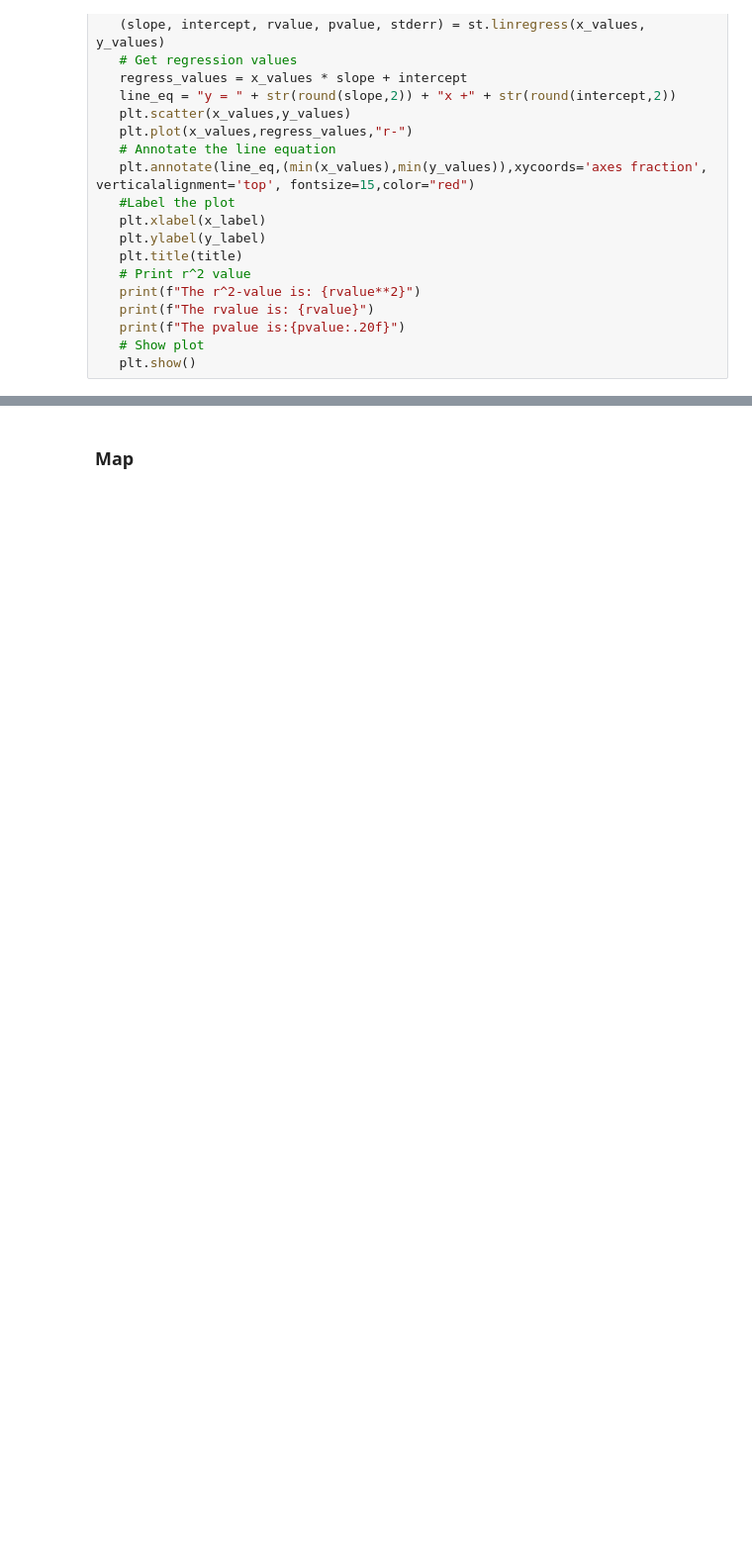
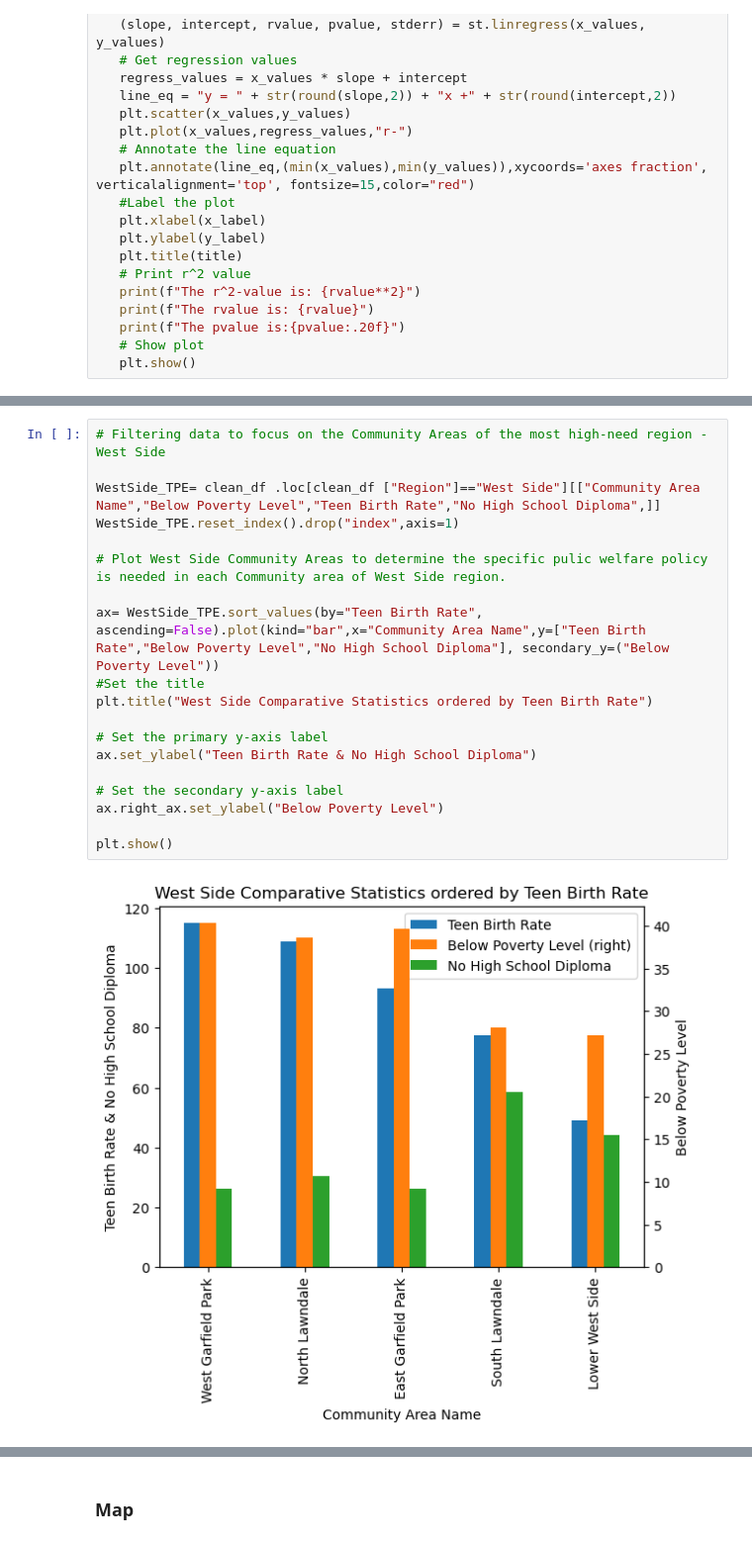
Before and after one commit to jroelofsz/Project1, a Jupyter notebook: main.ipynb, the cells around one changed output, grey strips where cells are left out. Shown at 99% size. Drawn from its saved outputs; the diff is of its cells as text; blank space fills up the shorter version.

```diff
--- a/main.ipynb
+++ b/main.ipynb
@@ -100,0 +228,21 @@ Sarika
+# %%
+# Filtering data to focus on the Community Areas of the most high-need region - West Side
+
+WestSide_TPE= clean_df .loc[clean_df ["Region"]=="West Side"][["Community Area Name","Below Poverty Level","Teen Birth Rate","No High School Diploma",]]
+WestSide_TPE.reset_index().drop("index",axis=1)
+
+# Plot West Side Community Areas to determine the specific pulic welfare policy is needed in each Community area of West Side region.
+
+ax= WestSide_TPE.sort_values(by="Teen Birth Rate", ascending=False).plot(kind="bar",x="Community Area Name",y=["Teen Birth Rate","Below Poverty Level","No High School Diploma"], secondary_y=("Below Poverty Level"))
+#Set the title
+plt.title("West Side Comparative Statistics ordered by Teen Birth Rate")
+
+# Set the primary y-axis label
+ax.set_ylabel("Teen Birth Rate & No High School Diploma")
+
+# Set the secondary y-axis label
+ax.right_ax.set_ylabel("Below Poverty Level")
+
+plt.show()
+# %% [output]
+[figure, added]
```
Also changed, not shown: parts of 33 cells of this notebook, 1 other file.
